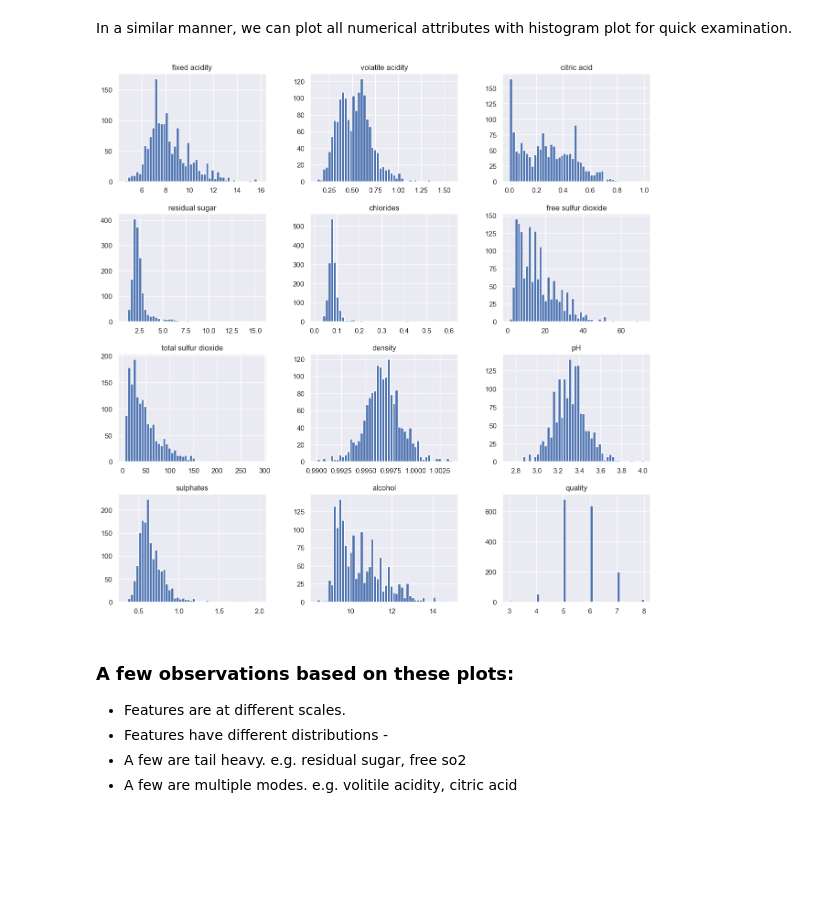
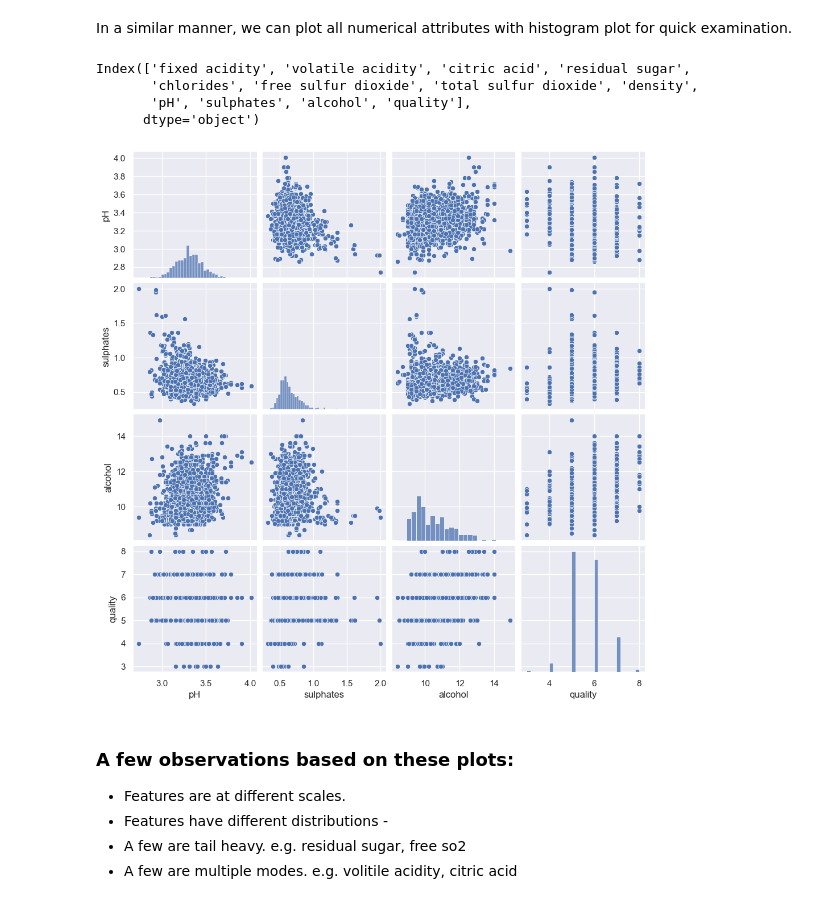
Before and after one commit to Dim41k3/wine, a Jupyter notebook: exploring-regression-models-on-wine-data.ipynb, the cells around one changed output. Saved outputs shown, nothing was run; the diff lists cells and outputs as text; code cells hidden in the pictures; blank space fills up the shorter version.

```diff
--- a/exploring-regression-models-on-wine-data.ipynb
+++ b/exploring-regression-models-on-wine-data.ipynb
@@ -147,12 +147,19 @@ Text(0, 0.5, 'Count')
 Note taller bars for quality 5 and 6 compared to the
 # %% [markdown]
 In a similar manner, we can plot all numerical attributes with histogram plot for quick examination.
+# %%
+data.columns
+# %% [output]
+Index(['fixed acidity', 'volatile acidity', 'citric acid', 'residual sugar',
+       'chlorides', 'free sulfur dioxide', 'total sulfur dioxide', 'density',
+       'pH', 'sulphates', 'alcohol', 'quality'],
+      dtype='object')
 # %%
-data.hist(bins=50,figsize=(15,15))
-# display histogram
+subset = ['pH', 'sulphates', 'alcohol', 'quality']  # замініть на назви ваших змінних
+sns.pairplot(data, vars=subset)
 plt.show()
 # %% [output]
-[figure, old version]
+[figure, new version]
 # %% [markdown]
 ### A few observations based on these plots:
 * Features are at different scales.
```
Also changed, not shown: parts of 17 cells of this notebook.
